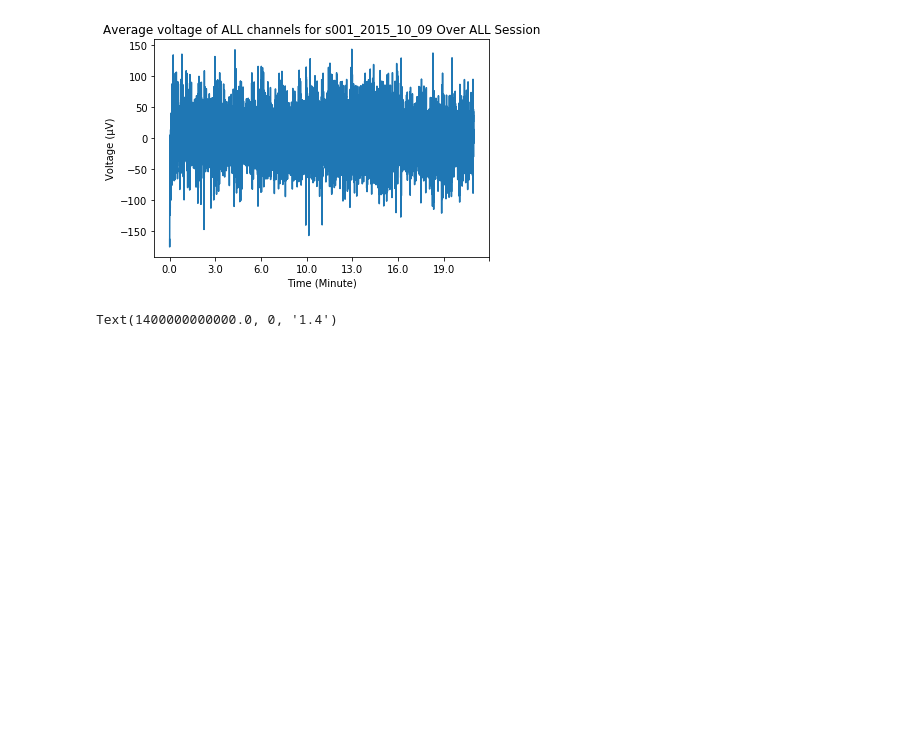
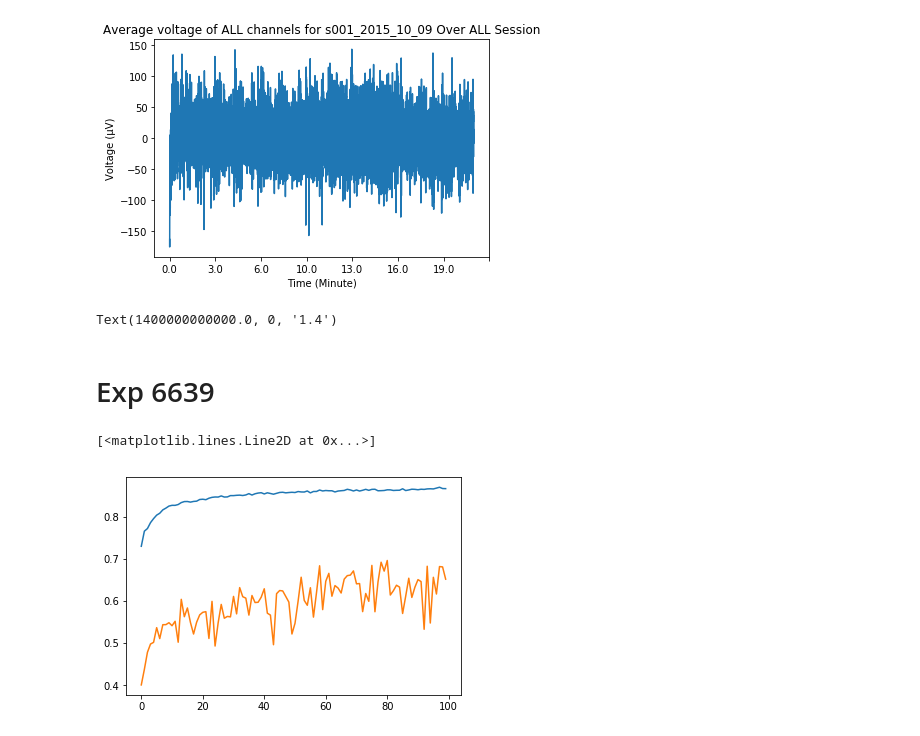
Before and after one commit to Saqibm128/eeg-tasks, a Jupyter notebook: notebooks/NN Analysis Sanity Check.ipynb, the cells around one changed output. Saved outputs shown, nothing was run; the diff lists cells and outputs as text; code cells hidden in the pictures; blank space fills up the shorter version.

```diff
--- a/notebooks/NN Analysis Sanity Check.ipynb
+++ b/notebooks/NN Analysis Sanity Check.ipynb
@@ -617,3 +617,5 @@ plt.xticks(locs[1:], [np.round(data.shape[0]*i/constants.COMMON_FREQ/60/7) for i
 labels[-1]
 # %% [output]
 Text(1400000000000.0, 0, '1.4')
+# %% [markdown]
+# Exp 6639
@@ -619,0 +829,7 @@ Text(1400000000000.0, 0, '1.4')
+# %%
+plt.plot(history.train_f1)
+plt.plot(history.valid_f1)
+plt.legend(["Train", "Valid"])
+# %% [output]
+[<matplotlib.lines.Line2D at 0x...>]
+[figure, added]
```
Also changed, not shown: parts of 2 cells of this notebook, 2 other files.
